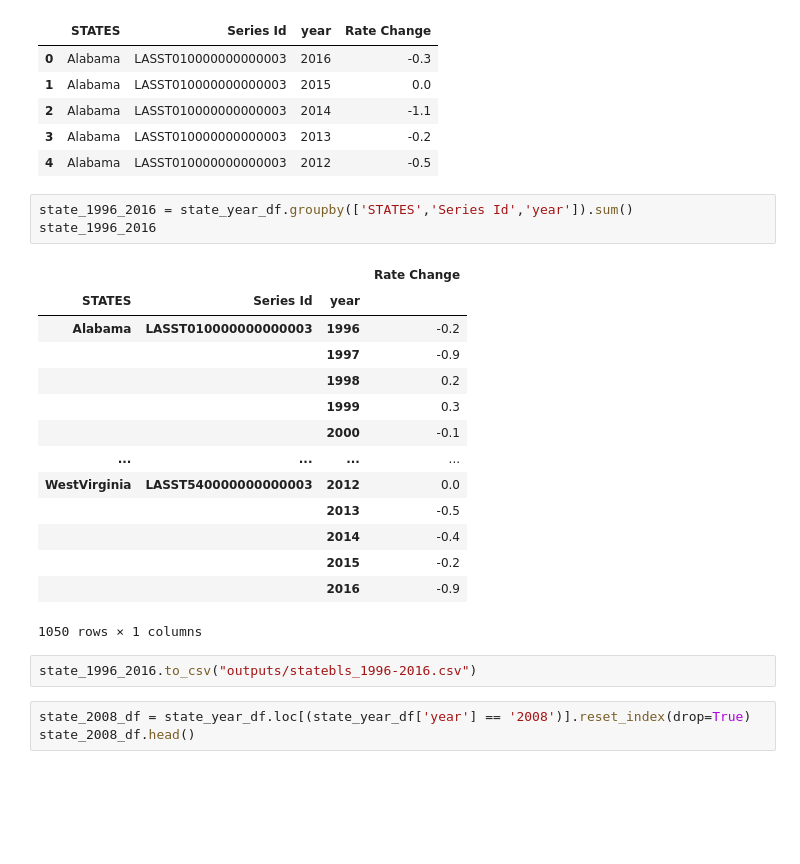
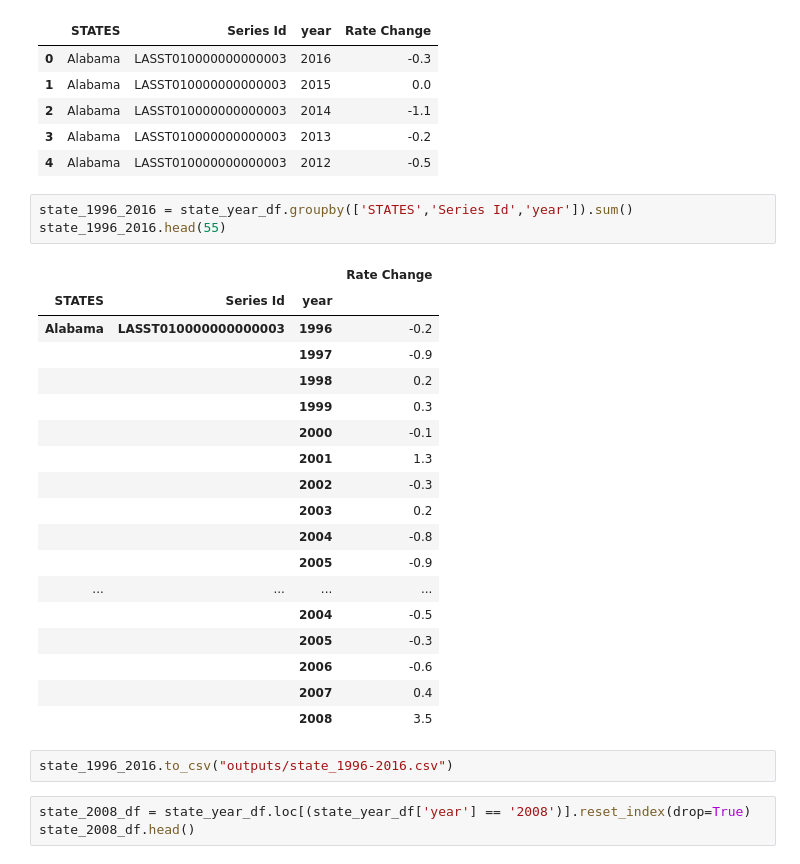
Before and after one commit to rsimeonoglou/group-project-1, a Jupyter notebook: State unemployment.ipynb, the cells around one changed output. Saved outputs shown, nothing was run; the diff lists cells and outputs as text; blank space fills up the shorter version.

```diff
--- a/State unemployment.ipynb
+++ b/State unemployment.ipynb
@@ -182,24 +182,28 @@ state_year_df.head()
 | 4 | Alabama | LASST010000000000003 | 2012 | -0.5 |
 # %%
 state_1996_2016 = state_year_df.groupby(['STATES','Series Id','year']).sum()
-state_1996_2016
+state_1996_2016.head(55)
 # %% [output]
 |  |  |  | Rate Change |
 | STATES | Series Id | year |  |
 | Alabama | LASST010000000000003 | 1996 | -0.2 |
 |  |  | 1997 | -0.9 |
 |  |  | 1998 | 0.2 |
 |  |  | 1999 | 0.3 |
 |  |  | 2000 | -0.1 |
+|  |  | 2001 | 1.3 |
+|  |  | 2002 | -0.3 |
+|  |  | 2003 | 0.2 |
+|  |  | 2004 | -0.8 |
+|  |  | 2005 | -0.9 |
 | ... | ... | ... | ... |
-| WestVirginia | LASST540000000000003 | 2012 | 0.0 |
-|  |  | 2013 | -0.5 |
-|  |  | 2014 | -0.4 |
-|  |  | 2015 | -0.2 |
-|  |  | 2016 | -0.9 |
+|  |  | 2004 | -0.5 |
+|  |  | 2005 | -0.3 |
+|  |  | 2006 | -0.6 |
+|  |  | 2007 | 0.4 |
+|  |  | 2008 | 3.5 |
-1050 rows × 1 columns
 # %%
-state_1996_2016.to_csv("outputs/statebls_1996-2016.csv")
+state_1996_2016.to_csv("outputs/state_1996-2016.csv")
 # %%
 state_2008_df = state_year_df.loc[(state_year_df['year'] == '2008')].reset_index(drop=True)
 state_2008_df.head()
```
Also changed, not shown: parts of 9 cells of this notebook, 10 other files.
